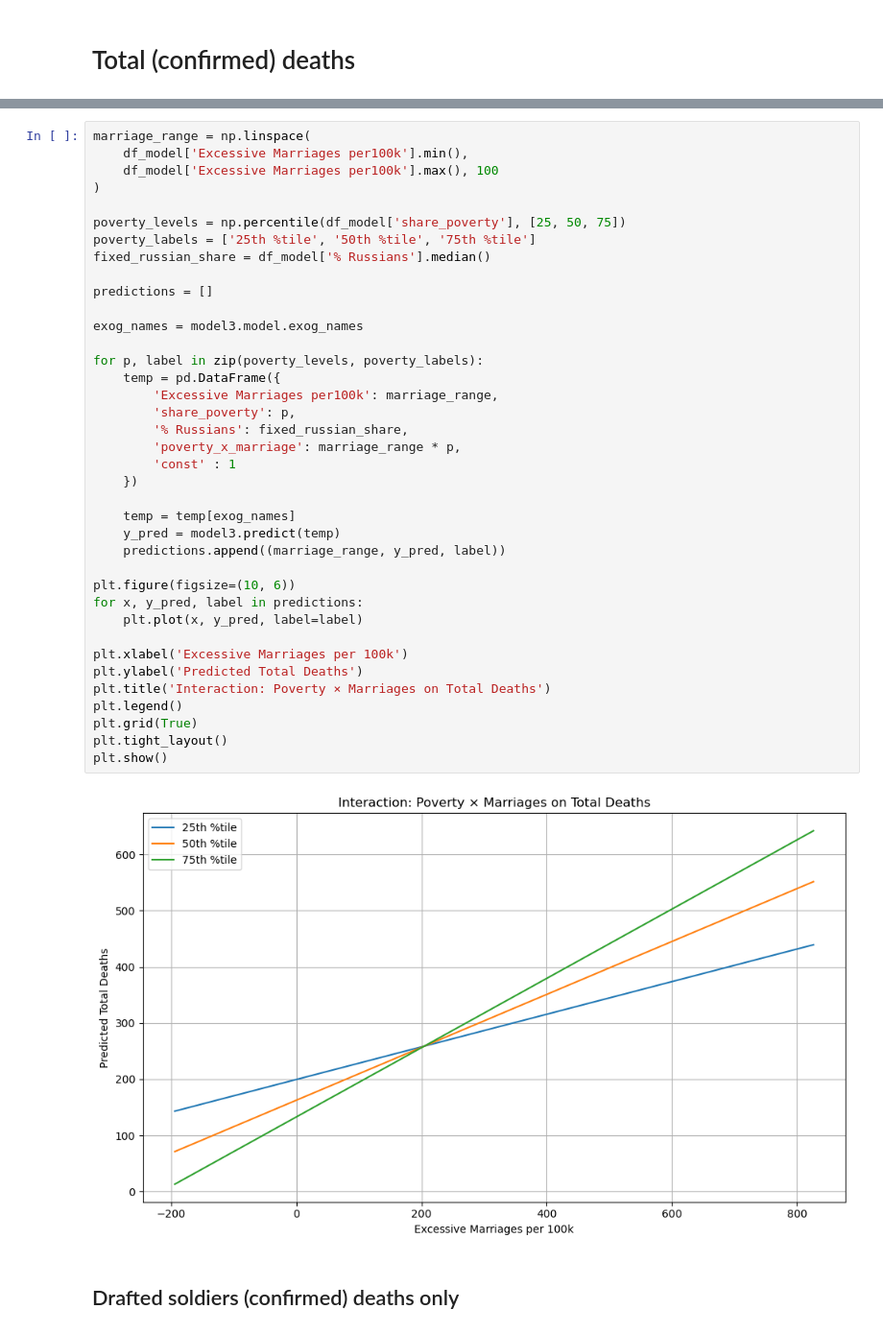
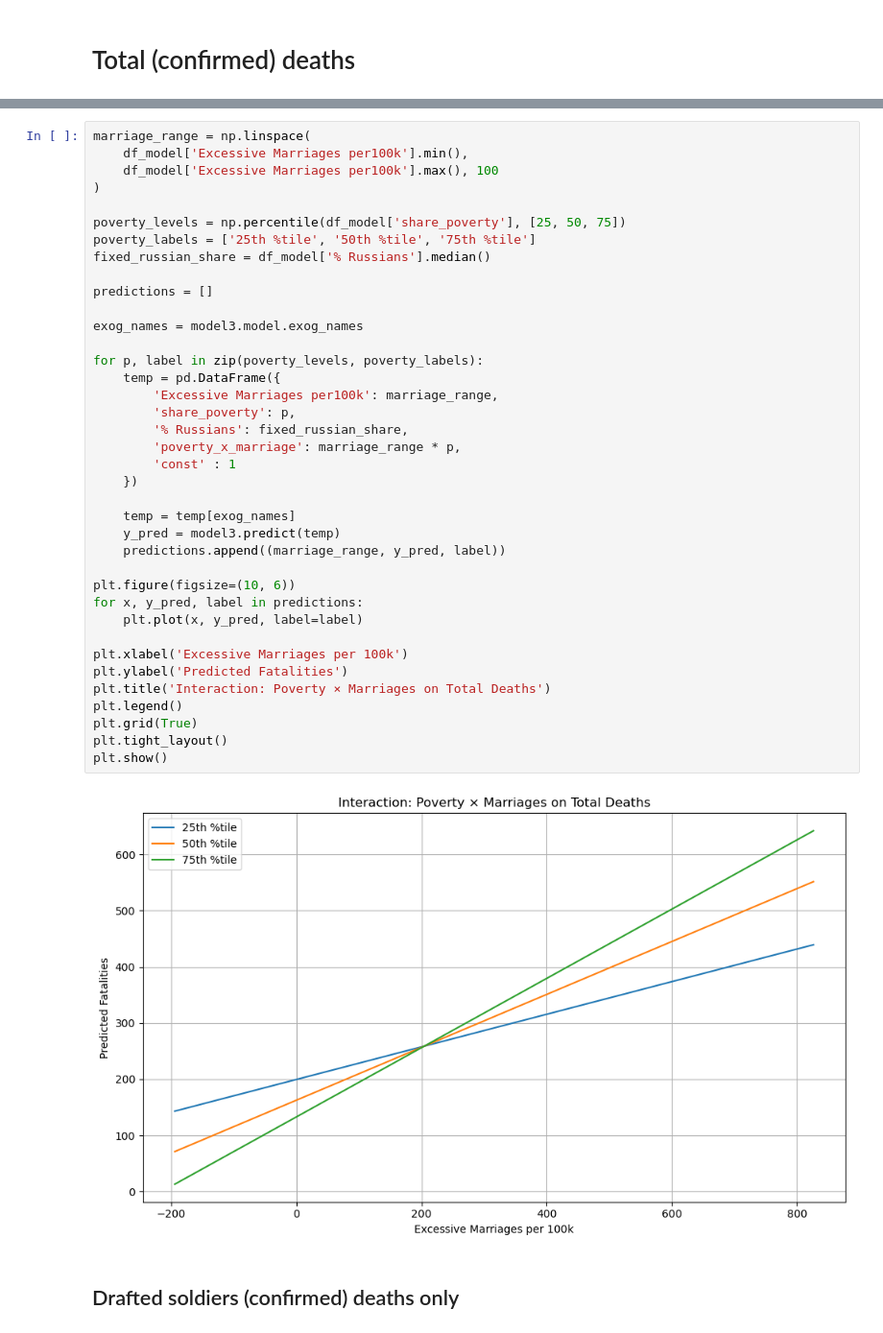
Before and after one commit to ahalian/Thesis, a Jupyter notebook: analysis.ipynb, the cells around one changed output, grey strips where cells are left out. Shown: that part at 96% size. Drawn from its saved outputs; the diff is of its cells as text.

```diff
--- a/analysis.ipynb
+++ b/analysis.ipynb
@@ -161,35 +160,35 @@ poverty_labels = ['25th %tile', '50th %tile', '75th %tile']
 fixed_russian_share = df_model['% Russians'].median()
 
 predictions = []
 
 exog_names = model3.model.exog_names
 
 for p, label in zip(poverty_levels, poverty_labels):
     temp = pd.DataFrame({
         'Excessive Marriages per100k': marriage_range,
         'share_poverty': p,
         '% Russians': fixed_russian_share,
         'poverty_x_marriage': marriage_range * p,
         'const' : 1
     })
 
     temp = temp[exog_names]
     y_pred = model3.predict(temp)
     predictions.append((marriage_range, y_pred, label))
 
 plt.figure(figsize=(10, 6))
 for x, y_pred, label in predictions:
     plt.plot(x, y_pred, label=label)
 
 plt.xlabel('Excessive Marriages per 100k')
-plt.ylabel('Predicted Total Deaths')
+plt.ylabel('Predicted Fatalities')
 plt.title('Interaction: Poverty × Marriages on Total Deaths')
 plt.legend()
 plt.grid(True)
 plt.tight_layout()
 plt.show()
 # %% [output]
-[figure, old version]
+[figure, new version]
 # %% [markdown]
 ## Drafted soldiers (confirmed) deaths only
 # %%
```
Also changed, not shown: parts of 15 cells of this notebook.
